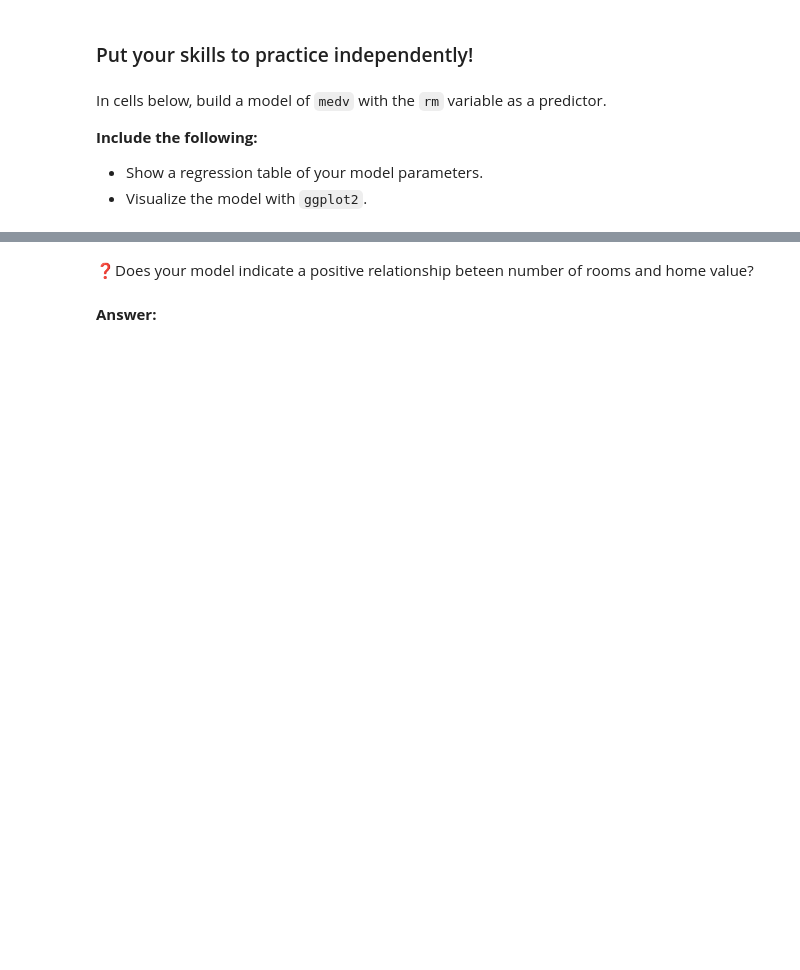
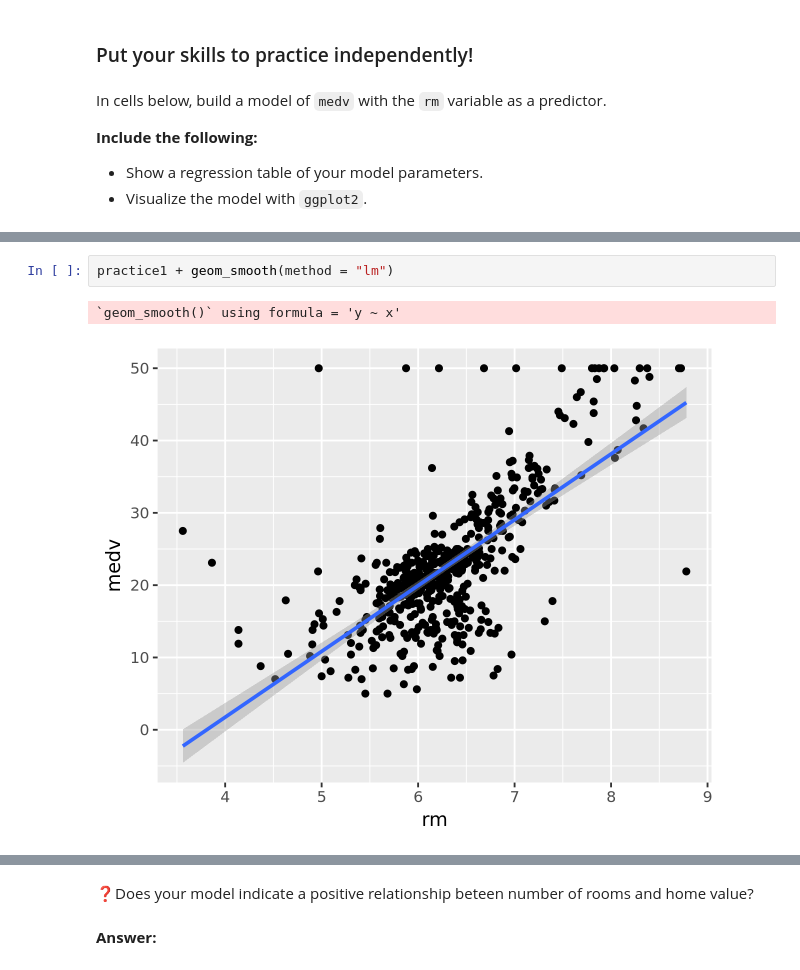
Before and after one commit to UNC-DATA-730/unit-3-assignment-setiadha-unc, a Jupyter notebook: agungsetiadha-assignment3.ipynb, the cells around one changed output, grey strips where cells are left out. Saved outputs shown, nothing was run; the diff lists cells and outputs as text; blank space fills up the shorter version.

```diff
--- a/agungsetiadha-assignment3.ipynb
+++ b/agungsetiadha-assignment3.ipynb
@@ -184,0 +234,5 @@ In cells below, build a model of `medv` with the `rm` variable as a predictor.
+# %%
+practice1 + geom_smooth(method = "lm")
+# %% [output]
+`geom_smooth()` using formula = 'y ~ x'
+[figure, added]
```
Also changed, not shown: parts of 20 cells of this notebook.
